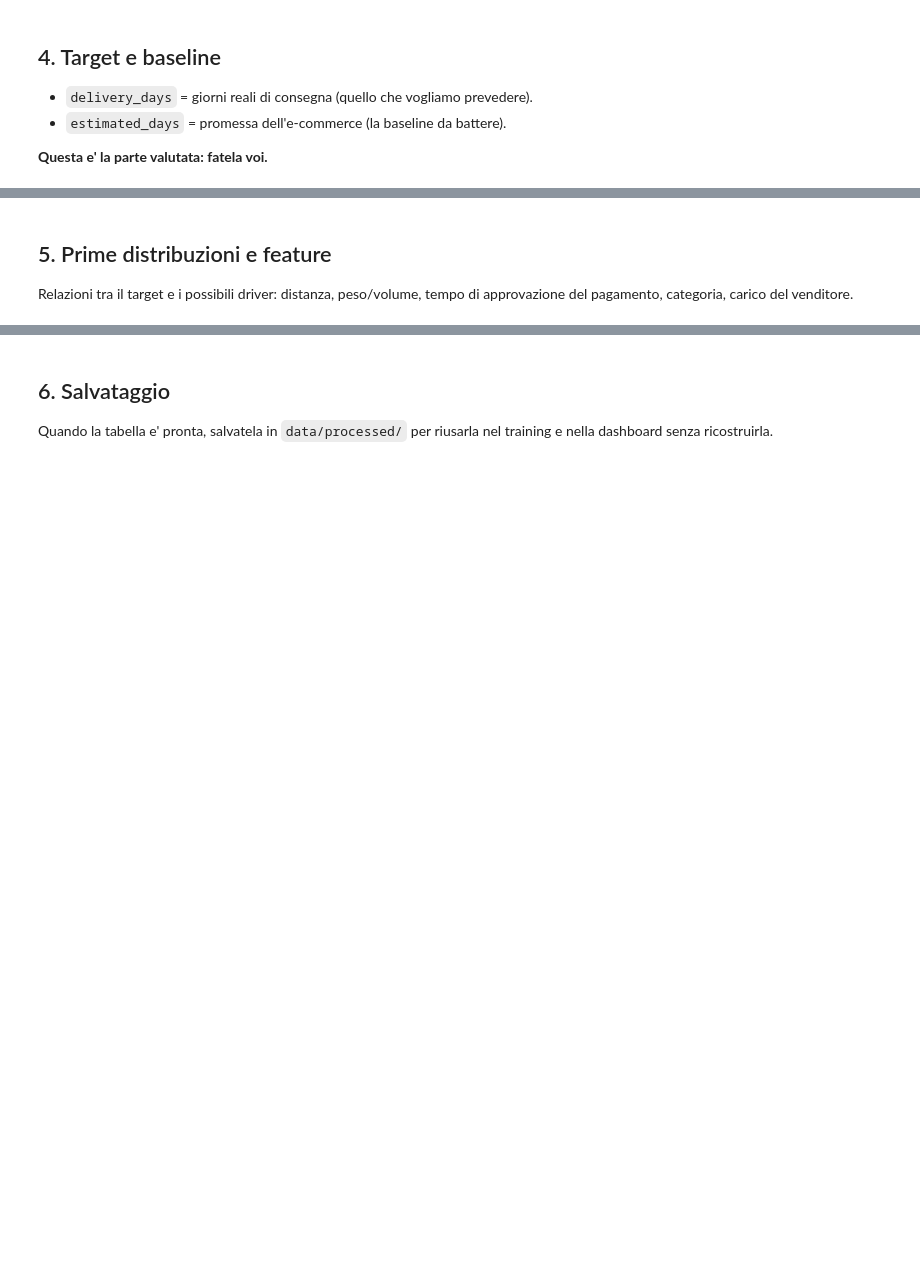
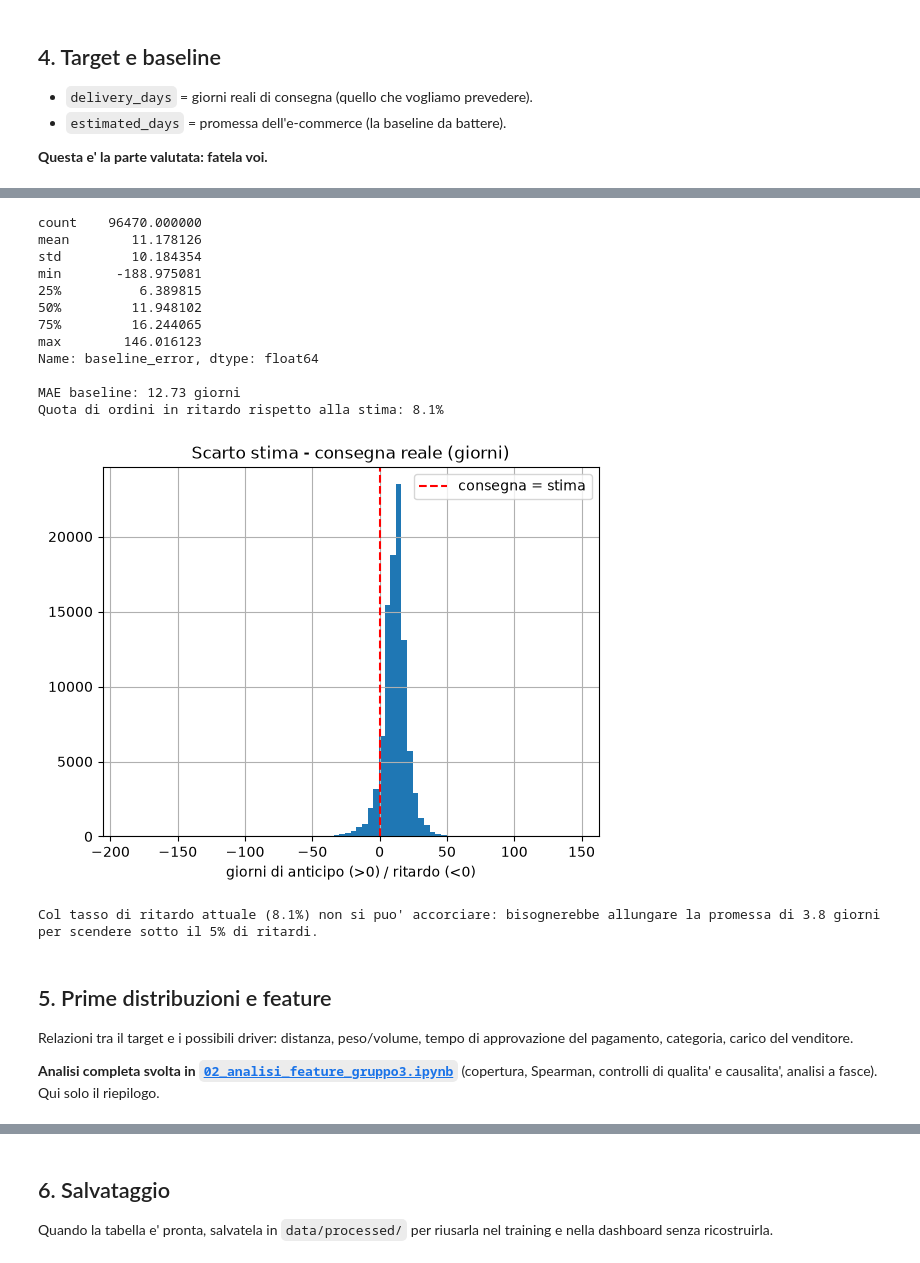
Before and after one commit to marco-pedretti/devnut-workshop-mia, a Jupyter notebook: notebooks/01_eda.ipynb, the cells around one changed output, grey strips where cells are left out. Cells and saved outputs as stored; diff of their text form; code cells hidden in the pictures; blank space fills up the shorter version.

```diff
--- a/notebooks/01_eda.ipynb
+++ b/notebooks/01_eda.ipynb
@@ -155,10 +178,51 @@ order_table[['order_id', 'delivery_days', 'estimated_days',
 # %%
-# TODO: errore della baseline (stima ufficiale vs consegna reale).
-#   scarto = estimated_days - delivery_days  (positivo = arrivato in anticipo)
-#   Scegliete e motivate una metrica confrontabile (es. MAE) -> e' il numero
-#   che il vostro modello deve battere.
-#   Domanda da plenaria: di quanti giorni si puo' accorciare la promessa
-#   restando sotto il 5% di ritardi?
+# Errore della baseline (stima ufficiale vs consegna reale).
+# scarto > 0  -> consegnato in anticipo rispetto alla stima
+# scarto < 0  -> consegnato in ritardo rispetto alla stima
+order_table['baseline_error'] = order_table['estimated_days'] - order_table['delivery_days']
+
+mae_baseline = (order_table['estimated_days'] - order_table['delivery_days']).abs().mean()
+late_share = (order_table['baseline_error'] < 0).mean()
+
+print(order_table['baseline_error'].describe())
+print(f"\nMAE baseline: {mae_baseline:.2f} giorni")
+print(f"Quota di ordini in ritardo rispetto alla stima: {late_share:.1%}")
+
+order_table['baseline_error'].hist(bins=80)
+plt.axvline(0, color='red', linestyle='--', label='consegna = stima')
+plt.title('Scarto stima - consegna reale (giorni)')
+plt.xlabel('giorni di anticipo (>0) / ritardo (<0)')
+plt.legend()
+plt.show()
+
+# Quanto si potrebbe accorciare la promessa restando sotto il 5% di ritardi?
+# Se accorciamo la stima di `x` giorni, un ordine finisce in ritardo quando
+# baseline_error < x, quindi cerchiamo l'x per cui P(baseline_error < x) = 5%.
+margin_5pct = order_table['baseline_error'].quantile(0.05)
+if margin_5pct >= 0:
+    print(f"\nSi puo' accorciare la promessa di {margin_5pct:.1f} giorni "
+          f"restando sotto il 5% di ritardi.")
+else:
+    print(f"\nCol tasso di ritardo attuale ({late_share:.1%}) non si puo' accorciare: "
+          f"bisognerebbe allungare la promessa di {-margin_5pct:.1f} giorni "
+          f"per scendere sotto il 5% di ritardi.")
+# %% [output]
+count    96470.000000
+mean        11.178126
+std         10.184354
+min       -188.975081
+25%          6.389815
+50%         11.948102
+75%         16.244065
+max        146.016123
+Name: baseline_error, dtype: float64
+
+MAE baseline: 12.73 giorni
+Quota di ordini in ritardo rispetto alla stima: 8.1%
+[figure, added]
+Col tasso di ritardo attuale (8.1%) non si puo' accorciare: bisognerebbe allungare la promessa di 3.8 giorni per scendere sotto il 5% di ritardi.
 # %% [markdown]
 ## 5. Prime distribuzioni e feature
 Relazioni tra il target e i possibili driver: distanza, peso/volume, tempo di approvazione del pagamento, categoria, carico del venditore.
+
+**Analisi completa svolta in [`02_analisi_feature_gruppo3.ipynb`](02_analisi_feature_gruppo3.ipynb)** (copertura, Spearman, controlli di qualita' e causalita', analisi a fasce). Qui solo il riepilogo.
```
Also changed, not shown: parts of 3 cells of this notebook, 2 other files.
